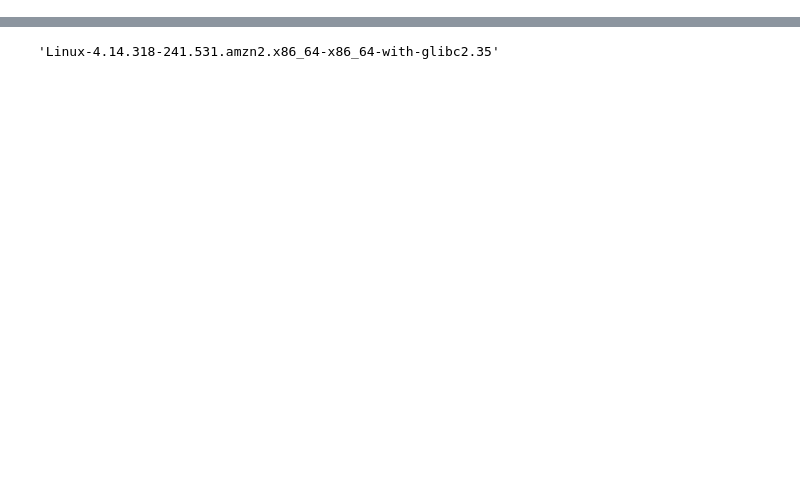
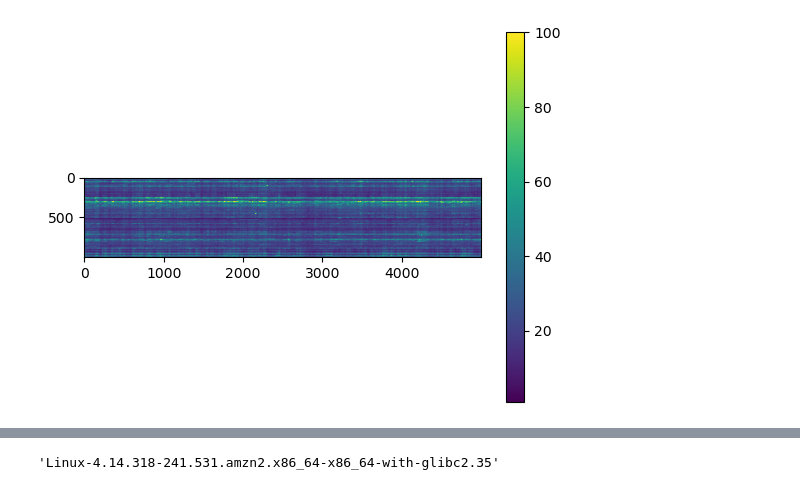
Before and after one commit to AllenInstitute/SWDB_CellTypeFunction, a Jupyter notebook: workshop2/InSilicoStimulus.ipynb, the cells around one changed output, grey strips where cells are left out. Saved outputs shown, nothing was run; the diff lists cells and outputs as text; code cells hidden in the pictures; blank space fills up the shorter version.

Commit message:
modifying in silico

```diff
--- a/workshop2/InSilicoStimulus.ipynb
+++ b/workshop2/InSilicoStimulus.ipynb
@@ -5,0 +8,7 @@ resp=np.load(os.path.join(data_dir, 'nat_resp.npy'))
+# %%
+if 'amzn' in plat:
+    data_dir = '/data/microns_in_silico/'
+else:
+    data_dir = '/data/microns_in_silico/'
+
+data_dir = '/Users/forrestc/Downloads/microns_in_silico/'
@@ -10 +109,9 @@ resp.shape
+# %%
+# plot the reponses as a heatmap
+import matplotlib.pyplot as plt
+plt.imshow(resp[0:1000,0:5000], vmax=100)
+plt.colorbar()
+plt.show()
+# %% [output]
+[figure, added]
 # %%
```
Also changed, not shown: parts of 17 cells of this notebook.
